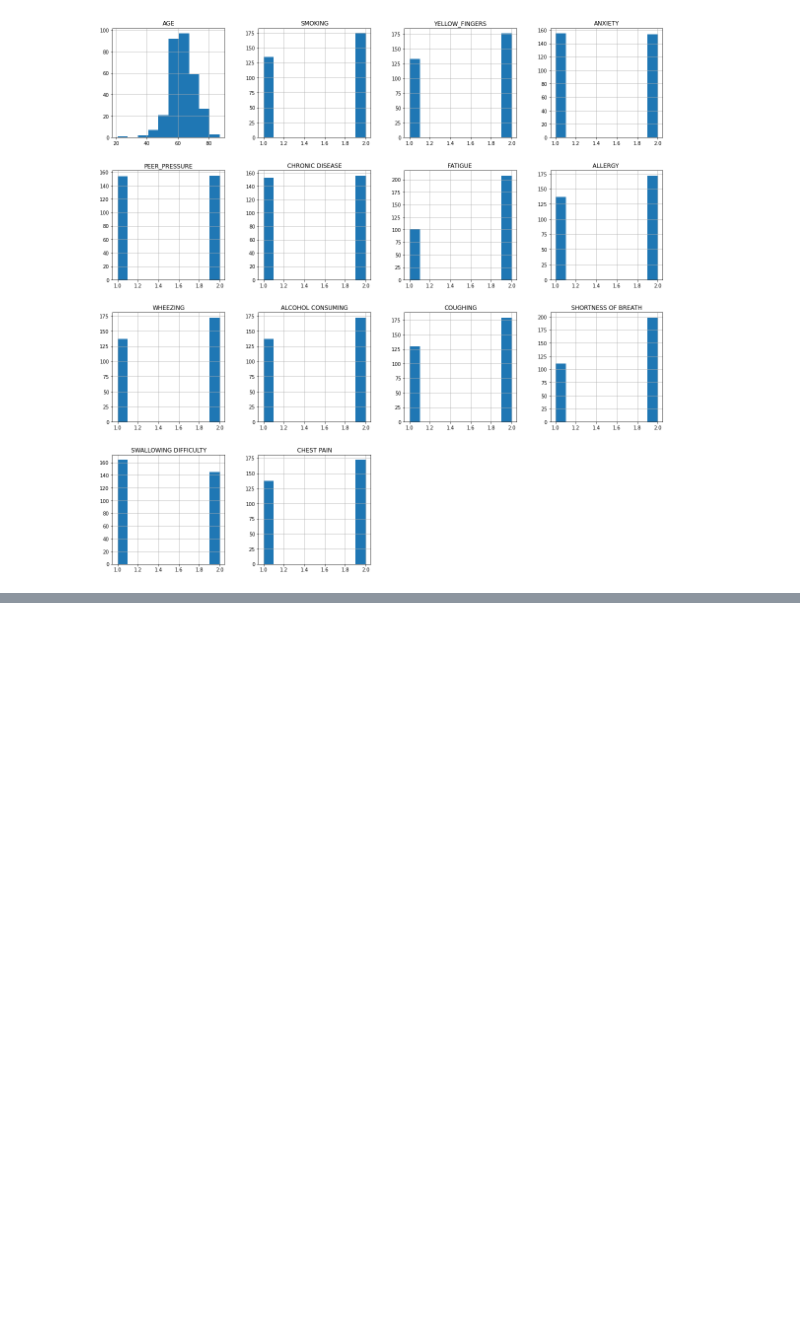
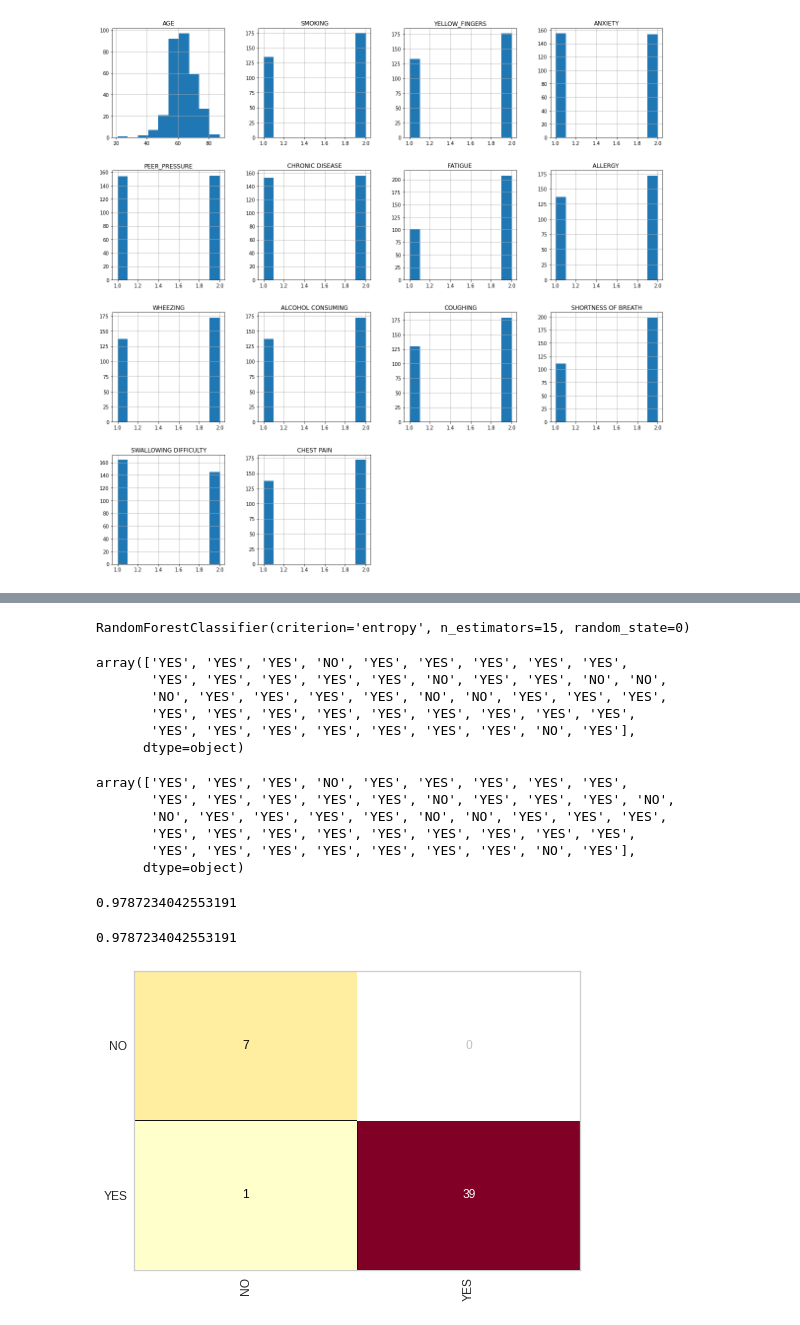
Before and after one commit to matheusapostulo/lung-cancer-machine-learning, a Jupyter notebook: Lung_Cancer_Machine_Learning.ipynb, the cells around one changed output, grey strips where cells are left out. Drawn from its saved outputs; the diff is of its cells as text; code cells hidden in the pictures; blank space fills up the shorter version.

```diff
--- a/Lung_Cancer_Machine_Learning.ipynb
+++ b/Lung_Cancer_Machine_Learning.ipynb
@@ -184,0 +318,4 @@ lung_df.hist(figsize=(20,20));
+# %%
+naive_lung = GaussianNB()
+# %%
+naive_lung.fit(x_lung_training, y_lung_training)
@@ -184,0 +335,8 @@ lung_df.hist(figsize=(20,20));
+# %%
+with open('lung.pkl', 'rb') as f:
+  x_lung_training, y_lung_training, x_lung_test, y_lung_test = pickle.load(f)
+# %%
+random_forest_lung = RandomForestClassifier(n_estimators=15, criterion='entropy', random_state=0)
+random_forest_lung.fit(x_lung_training,y_lung_training)
+# %% [output]
+RandomForestClassifier(criterion='entropy', n_estimators=15, random_state=0)
@@ -184,0 +345,31 @@ lung_df.hist(figsize=(20,20));
+# %%
+predictions_forest_lung
+# %% [output]
+array(['YES', 'YES', 'YES', 'NO', 'YES', 'YES', 'YES', 'YES', 'YES',
+       'YES', 'YES', 'YES', 'YES', 'YES', 'NO', 'YES', 'YES', 'NO', 'NO',
+       'NO', 'YES', 'YES', 'YES', 'YES', 'NO', 'NO', 'YES', 'YES', 'YES',
+       'YES', 'YES', 'YES', 'YES', 'YES', 'YES', 'YES', 'YES', 'YES',
+       'YES', 'YES', 'YES', 'YES', 'YES', 'YES', 'YES', 'NO', 'YES'],
+      dtype=object)
+# %%
+y_lung_test
+# %% [output]
+array(['YES', 'YES', 'YES', 'NO', 'YES', 'YES', 'YES', 'YES', 'YES',
+       'YES', 'YES', 'YES', 'YES', 'YES', 'NO', 'YES', 'YES', 'YES', 'NO',
+       'NO', 'YES', 'YES', 'YES', 'YES', 'NO', 'NO', 'YES', 'YES', 'YES',
+       'YES', 'YES', 'YES', 'YES', 'YES', 'YES', 'YES', 'YES', 'YES',
+       'YES', 'YES', 'YES', 'YES', 'YES', 'YES', 'YES', 'NO', 'YES'],
+      dtype=object)
+# %%
+from sklearn.metrics import accuracy_score, classification_report
+accuracy_score(y_lung_test,predictions_forest_lung)
+# %% [output]
+0.9787234042553191
+# %%
+from yellowbrick.classifier import ConfusionMatrix
+cm = ConfusionMatrix(random_forest_lung)
+cm.fit(x_lung_training, y_lung_training) #Treinamento
+cm.score(x_lung_test, y_lung_test) #Teste
+# %% [output]
+0.9787234042553191
+[figure, added]
```
Also changed, not shown: parts of 32 cells of this notebook.
